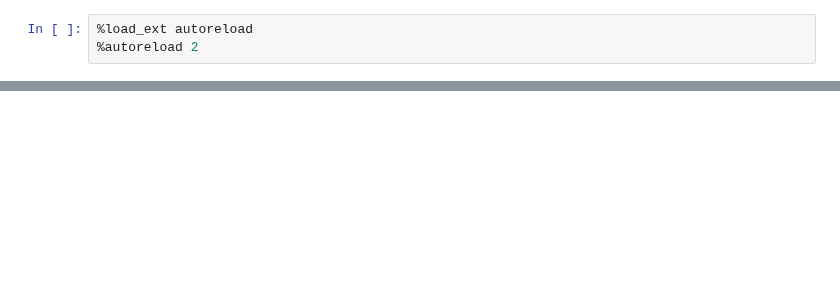
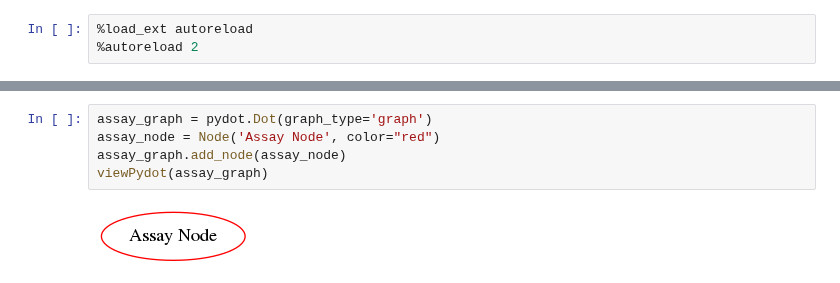
Before and after one commit to biggstd/isaDream, a Jupyter notebook: dev_notebooks/Model_Design.ipynb, the cells around one changed output, grey strips where cells are left out. Saved outputs shown, nothing was run; the diff lists cells and outputs as text; blank space fills up the shorter version.

```diff
--- a/dev_notebooks/Model_Design.ipynb
+++ b/dev_notebooks/Model_Design.ipynb
@@ -91,0 +81,7 @@ class Node(Common)
+# %%
+assay_graph = pydot.Dot(graph_type='graph')
+assay_node = Node('Assay Node', color="red")
+assay_graph.add_node(assay_node)
+viewPydot(assay_graph)
+# %% [output]
+[figure, added]
```
Also changed, not shown: parts of 39 cells of this notebook, 9 other files.
